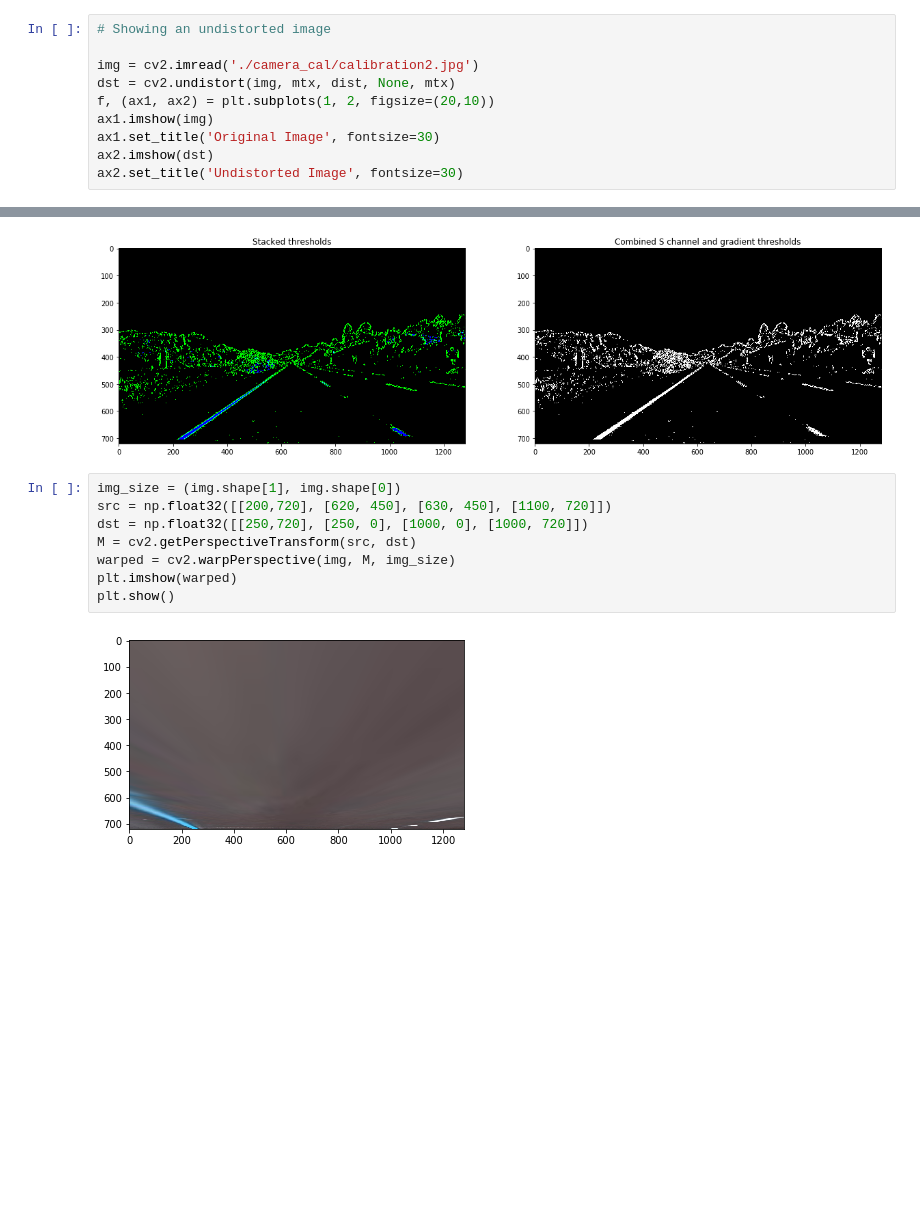
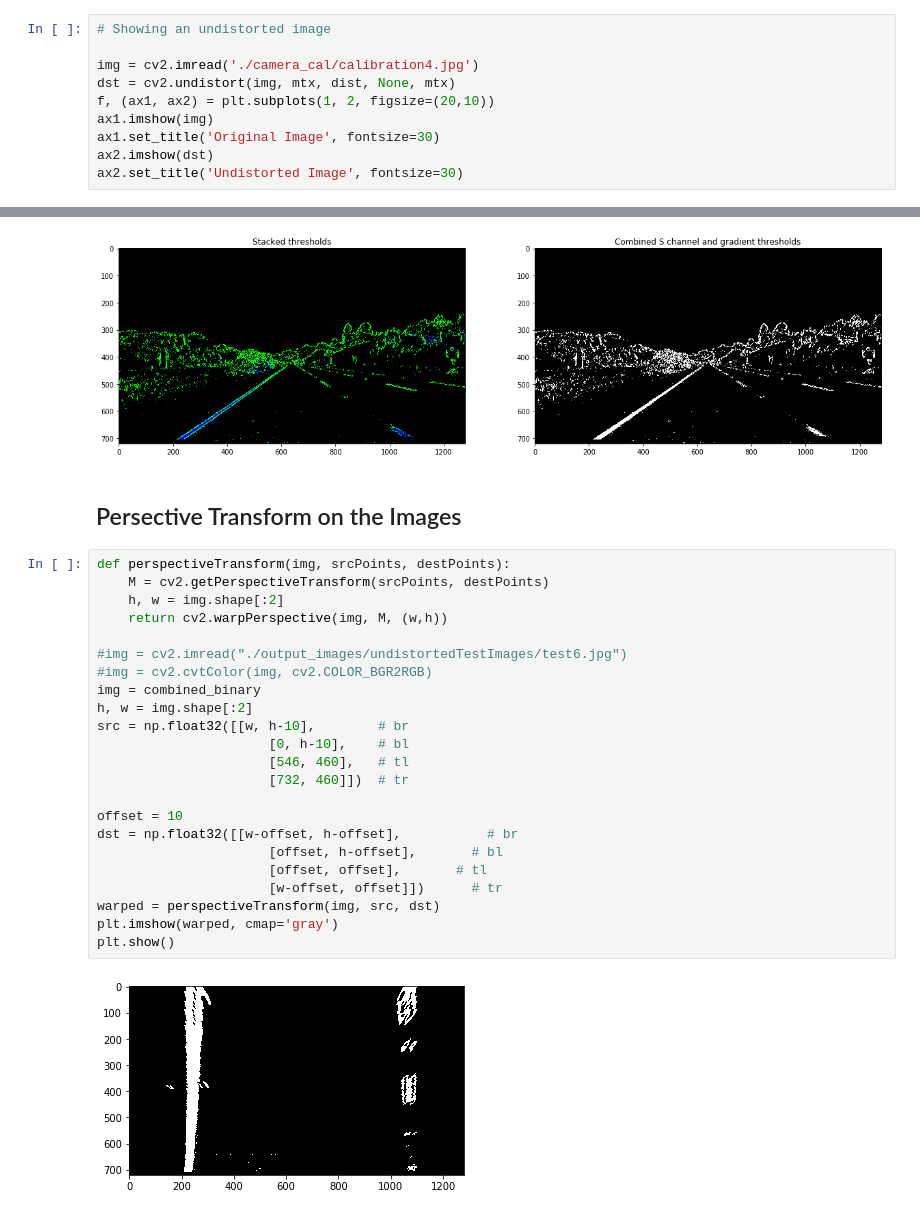
Before and after one commit to kushshukla24/P4_AdvancedLaneLineDetection, a Jupyter notebook: P4_AdvanceLaneLineDetection.ipynb, the cells around one changed output, grey strips where cells are left out. Drawn from its saved outputs; the diff is of its cells as text; blank space fills up the shorter version.

Commit message:
Perpective Transform done

```diff
--- a/P4_AdvanceLaneLineDetection.ipynb
+++ b/P4_AdvanceLaneLineDetection.ipynb
@@ -97,7 +99,7 @@ ret, mtx, dist, rvecs, tvecs = cv2.calibrateCamera(obj_points, img_points, gray.
 # %%
 # Showing an undistorted image
 
-img = cv2.imread('./camera_cal/calibration2.jpg')
+img = cv2.imread('./camera_cal/calibration4.jpg')
 dst = cv2.undistort(img, mtx, dist, None, mtx)
 f, (ax1, ax2) = plt.subplots(1, 2, figsize=(20,10))
 ax1.imshow(img)
@@ -246,13 +245,30 @@ ax2.imshow(combined_binary, cmap='gray')
 # %% [output]
 <matplotlib.image.AxesImage at 0x...>
 [figure]
-# %%
-img_size = (img.shape[1], img.shape[0])
-src = np.float32([[200,720], [620, 450], [630, 450], [1100, 720]])
-dst = np.float32([[250,720], [250, 0], [1000, 0], [1000, 720]])
-M = cv2.getPerspectiveTransform(src, dst)
-warped = cv2.warpPerspective(img, M, img_size)
-plt.imshow(warped)
-plt.show()
-# %% [output]
-[figure, removed]
+# %% [markdown]
+## Persective Transform on the Images
+# %%
+def perspectiveTransform(img, srcPoints, destPoints):
+    M = cv2.getPerspectiveTransform(srcPoints, destPoints)
+    h, w = img.shape[:2]
+    return cv2.warpPerspective(img, M, (w,h))
+
+#img = cv2.imread("./output_images/undistortedTestImages/test6.jpg")
+#img = cv2.cvtColor(img, cv2.COLOR_BGR2RGB)
+img = combined_binary
+h, w = img.shape[:2]
+src = np.float32([[w, h-10],        # br
+                      [0, h-10],    # bl
+                      [546, 460],   # tl
+                      [732, 460]])  # tr
+
+offset = 10
+dst = np.float32([[w-offset, h-offset],           # br
+                      [offset, h-offset],       # bl
+                      [offset, offset],       # tl
+                      [w-offset, offset]])      # tr
+warped = perspectiveTransform(img, src, dst)
+plt.imshow(warped, cmap='gray')
+plt.show()
+# %% [output]
+[figure, added]
```
Also changed, not shown: parts of 7 cells of this notebook.
